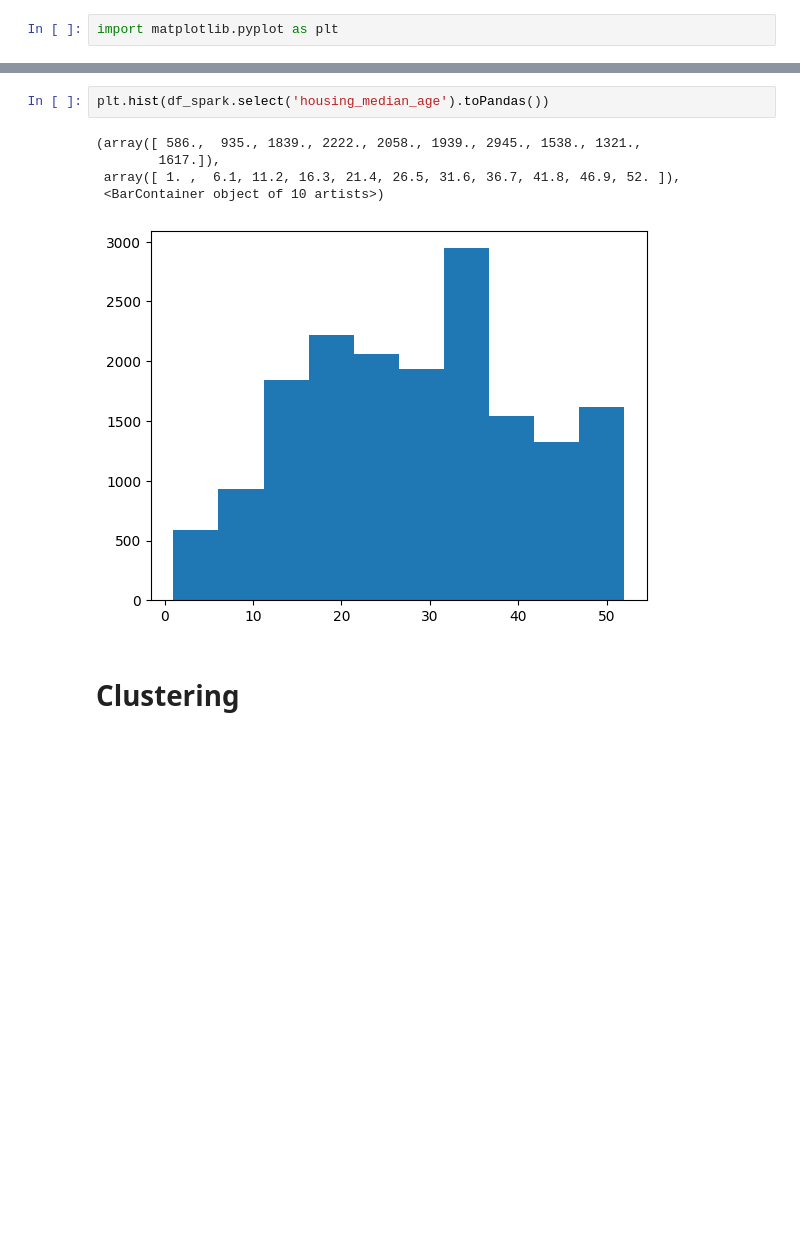
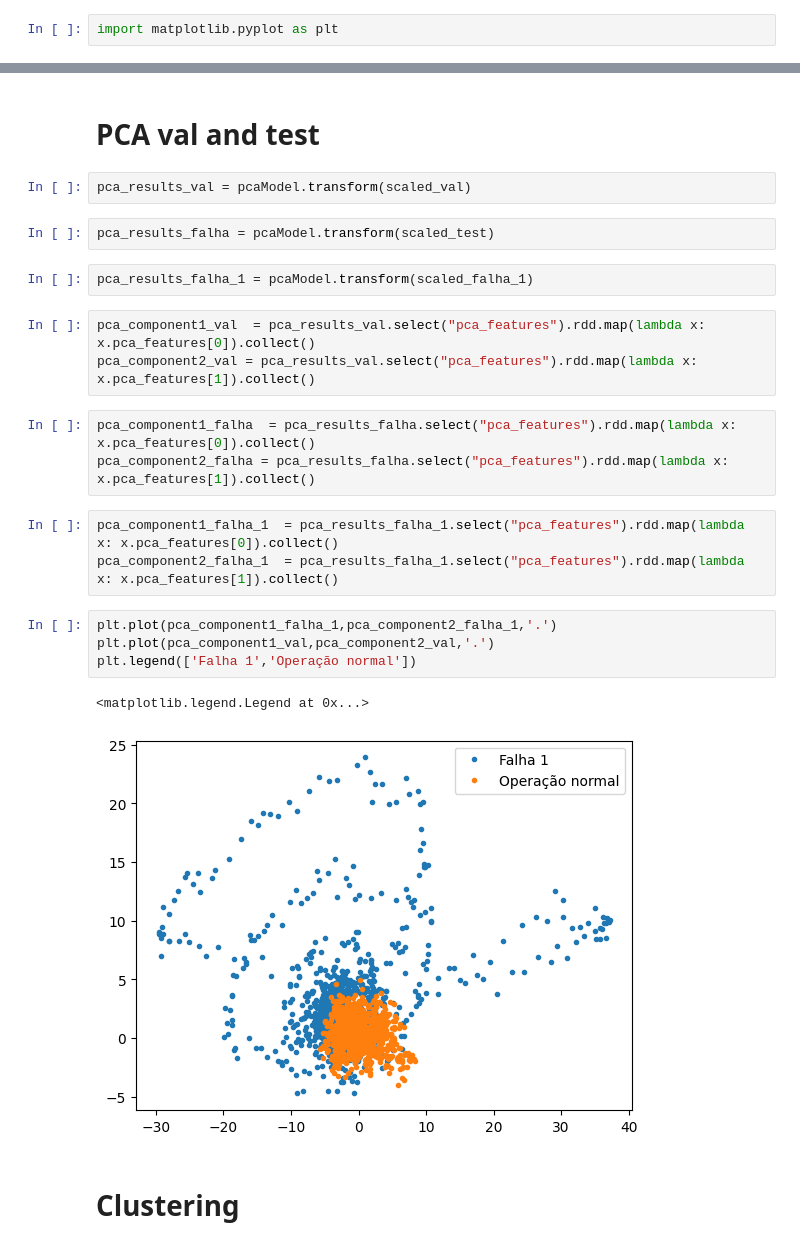
Before and after one commit to Deriss/Tutoriais-Big-Data, a Jupyter notebook: Tutorial_PySpark_Métodos_de_redução_de_dimensionalidade_e_Clustering.ipynb, the cells around one changed output, grey strips where cells are left out. Saved outputs shown, nothing was run; the diff lists cells and outputs as text; blank space fills up the shorter version.

```diff
--- a/Tutorial_PySpark_Métodos_de_redução_de_dimensionalidade_e_Clustering.ipynb
+++ b/Tutorial_PySpark_Métodos_de_redução_de_dimensionalidade_e_Clustering.ipynb
@@ -93,11 +193,27 @@ AttributeError: ignored
-# %%
-plt.hist(df_spark.select('housing_median_age').toPandas())
-# %% [output]
-(array([ 586.,  935., 1839., 2222., 2058., 1939., 2945., 1538., 1321.,
-        1617.]),
- array([ 1. ,  6.1, 11.2, 16.3, 21.4, 26.5, 31.6, 36.7, 41.8, 46.9, 52. ]),
- <BarContainer object of 10 artists>)
-[figure, removed]
+# %% [markdown]
+# PCA val and test
+# %%
+pca_results_val = pcaModel.transform(scaled_val)
+# %%
+pca_results_falha = pcaModel.transform(scaled_test)
+# %%
+pca_results_falha_1 = pcaModel.transform(scaled_falha_1)
+# %%
+pca_component1_val  = pca_results_val.select("pca_features").rdd.map(lambda x: x.pca_features[0]).collect()
+pca_component2_val = pca_results_val.select("pca_features").rdd.map(lambda x: x.pca_features[1]).collect()
+# %%
+pca_component1_falha  = pca_results_falha.select("pca_features").rdd.map(lambda x: x.pca_features[0]).collect()
+pca_component2_falha = pca_results_falha.select("pca_features").rdd.map(lambda x: x.pca_features[1]).collect()
+# %%
+pca_component1_falha_1  = pca_results_falha_1.select("pca_features").rdd.map(lambda x: x.pca_features[0]).collect()
+pca_component2_falha_1  = pca_results_falha_1.select("pca_features").rdd.map(lambda x: x.pca_features[1]).collect()
+# %%
+plt.plot(pca_component1_falha_1,pca_component2_falha_1,'.')
+plt.plot(pca_component1_val,pca_component2_val,'.')
+plt.legend(['Falha 1','Operação normal'])
+# %% [output]
+<matplotlib.legend.Legend at 0x...>
+[figure, added]
 # %% [markdown]
 # Clustering
 # %% [markdown]
```
Also changed, not shown: parts of 44 cells of this notebook.
